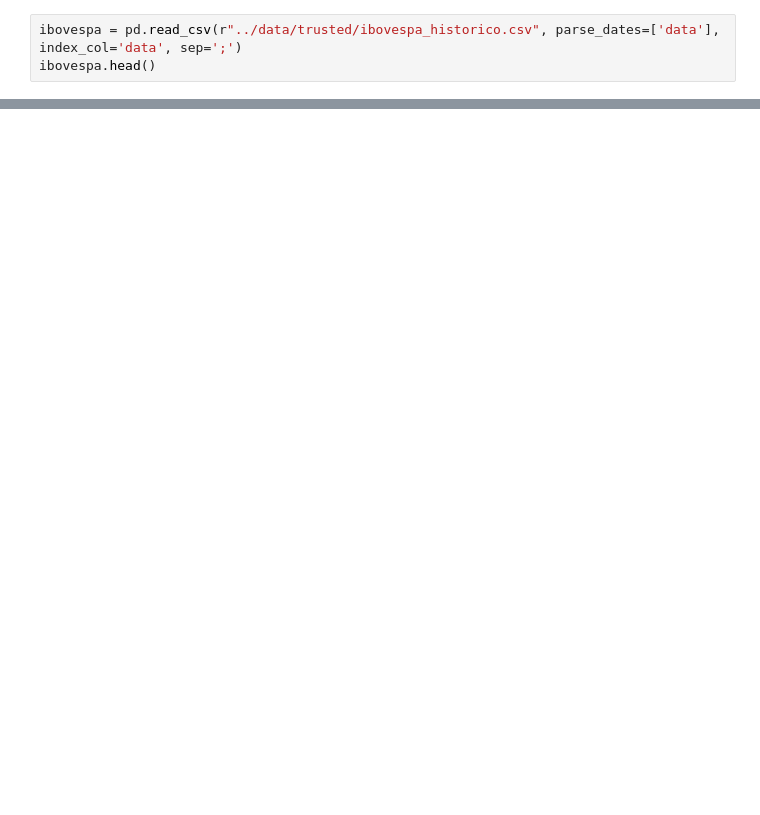
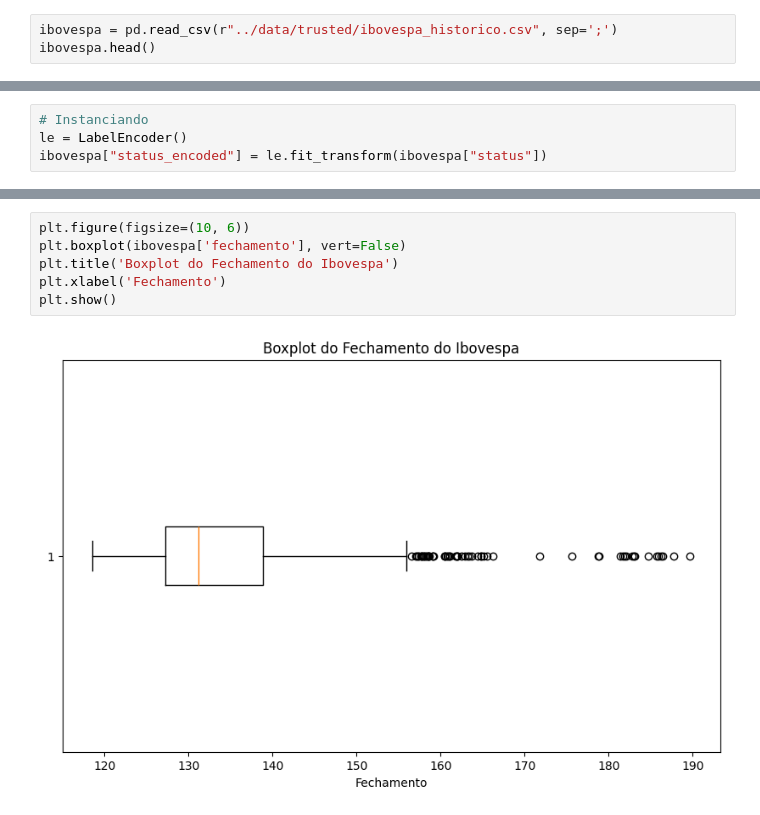
Before and after one commit to naruto112/data_analytics_fase2, a Jupyter notebook: modelagem/criacao_modelo.ipynb, the cells around one changed output, grey strips where cells are left out. Drawn from its saved outputs; the diff is of its cells as text; blank space fills up the shorter version.

```diff
--- a/modelagem/criacao_modelo.ipynb
+++ b/modelagem/criacao_modelo.ipynb
@@ -9,3 +26,3 @@ Matplotlib is building the font cache; this may take a moment.
 # %%
-ibovespa = pd.read_csv(r"../data/trusted/ibovespa_historico.csv", parse_dates=['data'], index_col='data', sep=';')
+ibovespa = pd.read_csv(r"../data/trusted/ibovespa_historico.csv", sep=';')
 ibovespa.head()
@@ -14,2 +58,6 @@ ibovespa.loc['2026-02-19'].head()
+# %%
+# Instanciando
+le = LabelEncoder()
+ibovespa["status_encoded"] = le.fit_transform(ibovespa["status"])
 # %%
 ibovespa.describe()
@@ -16 +74,9 @@ ibovespa.describe()
+# %%
+plt.figure(figsize=(10, 6))
+plt.boxplot(ibovespa['fechamento'], vert=False)
+plt.title('Boxplot do Fechamento do Ibovespa')
+plt.xlabel('Fechamento')
+plt.show()
+# %% [output]
+[figure, added]
 # %%
```
Also changed, not shown: parts of 54 cells of this notebook, 8 other files.
